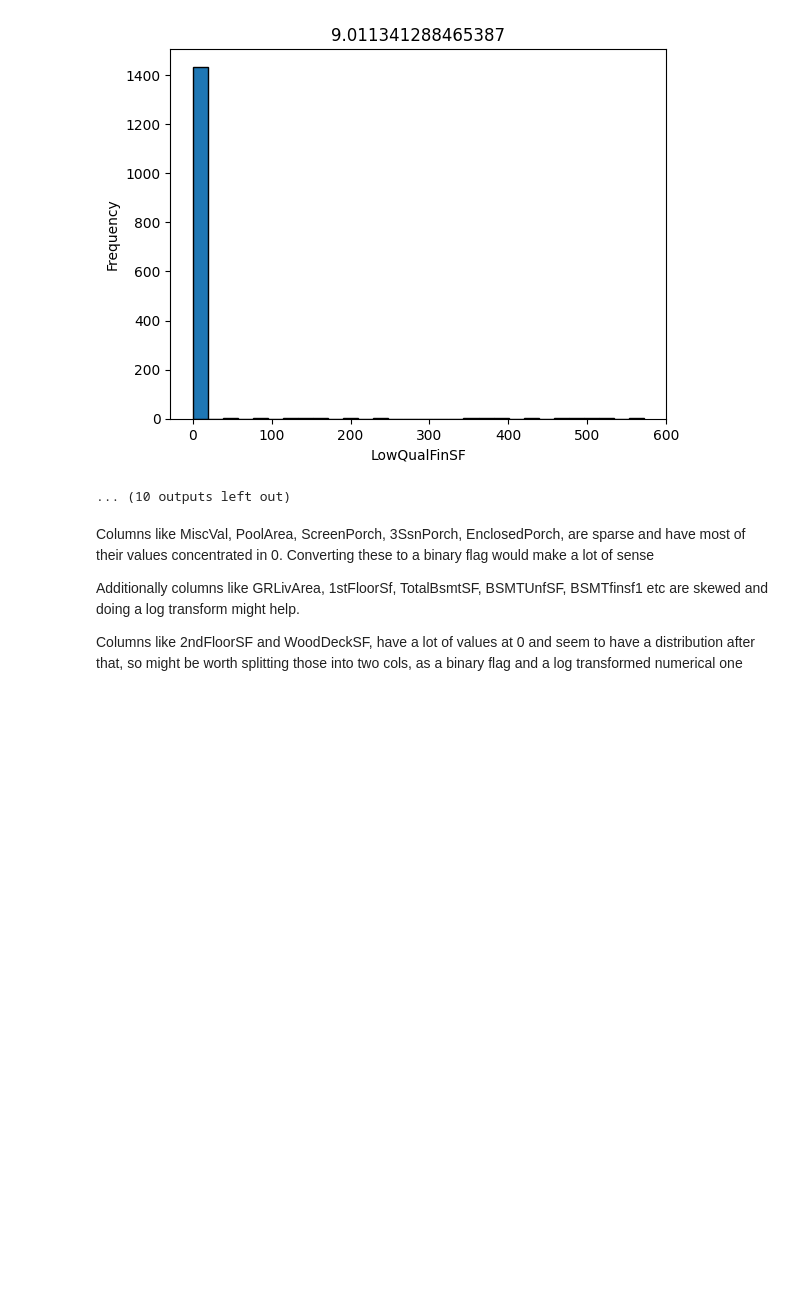
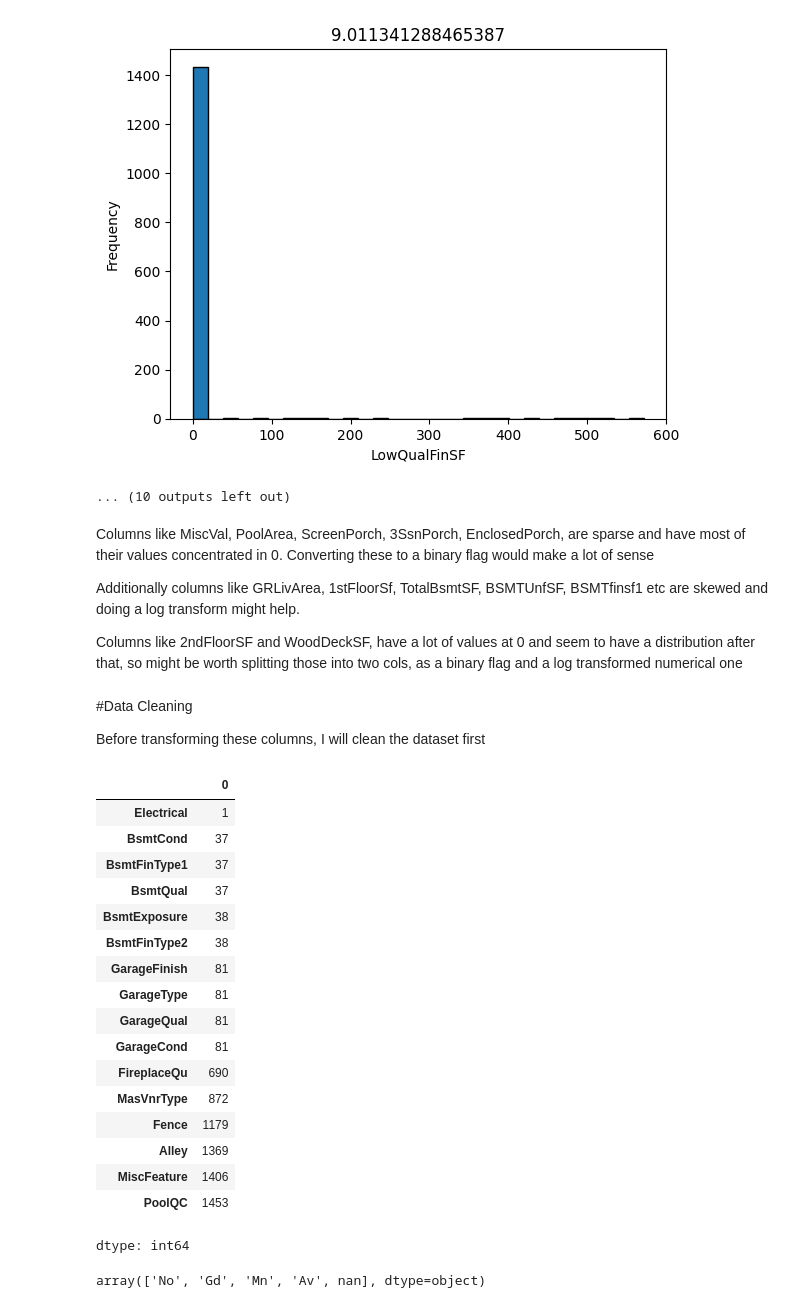
Before and after one commit to ShriVarshaan/kaggle_projects, a Jupyter notebook: 04_house_prices_advanced/04_house_prices_advanced.ipynb, the cells around one changed output. Cells and saved outputs as stored; diff of their text form; code cells hidden in the pictures; blank space fills up the shorter version.

Commit message:
feat: Categorical data cleaning

```diff
--- a/04_house_prices_advanced/04_house_prices_advanced.ipynb
+++ b/04_house_prices_advanced/04_house_prices_advanced.ipynb
@@ -214,3 +214,32 @@ Columns like MiscVal, PoolArea, ScreenPorch, 3SsnPorch, EnclosedPorch, are spars
 Additionally columns like GRLivArea, 1stFloorSf, TotalBsmtSF, BSMTUnfSF, BSMTfinsf1 etc are skewed and doing a log transform might help.
 
 Columns like 2ndFloorSF and WoodDeckSF, have a lot of values at 0 and seem to have a distribution after that, so might be worth splitting those into two cols, as a binary flag and a log transformed numerical one
+# %% [markdown]
+#Data Cleaning
+
+Before transforming these columns, I will clean the dataset first
+# %%
+train_df[categorical_cols].isnull().sum()[train_df[categorical_cols].isnull().sum() > 0].sort_values()
+# %% [output]
+|  | 0 |
+| Electrical | 1 |
+| BsmtCond | 37 |
+| BsmtFinType1 | 37 |
+| BsmtQual | 37 |
+| BsmtExposure | 38 |
+| BsmtFinType2 | 38 |
+| GarageFinish | 81 |
+| GarageType | 81 |
+| GarageQual | 81 |
+| GarageCond | 81 |
+| FireplaceQu | 690 |
+| MasVnrType | 872 |
+| Fence | 1179 |
+| Alley | 1369 |
+| MiscFeature | 1406 |
+| PoolQC | 1453 |
+dtype: int64
+# %%
+train_df["BsmtExposure"].unique()
+# %% [output]
+array(['No', 'Gd', 'Mn', 'Av', nan], dtype=object)
```
Also changed, not shown: parts of 8 cells of this notebook.
